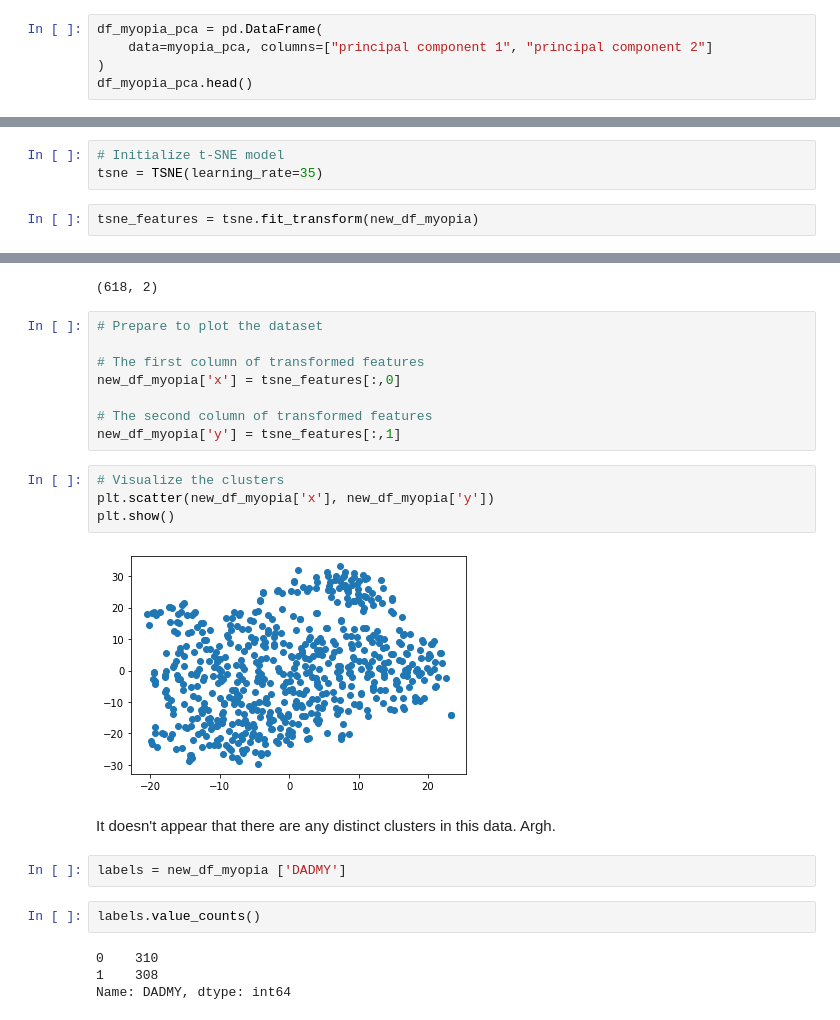
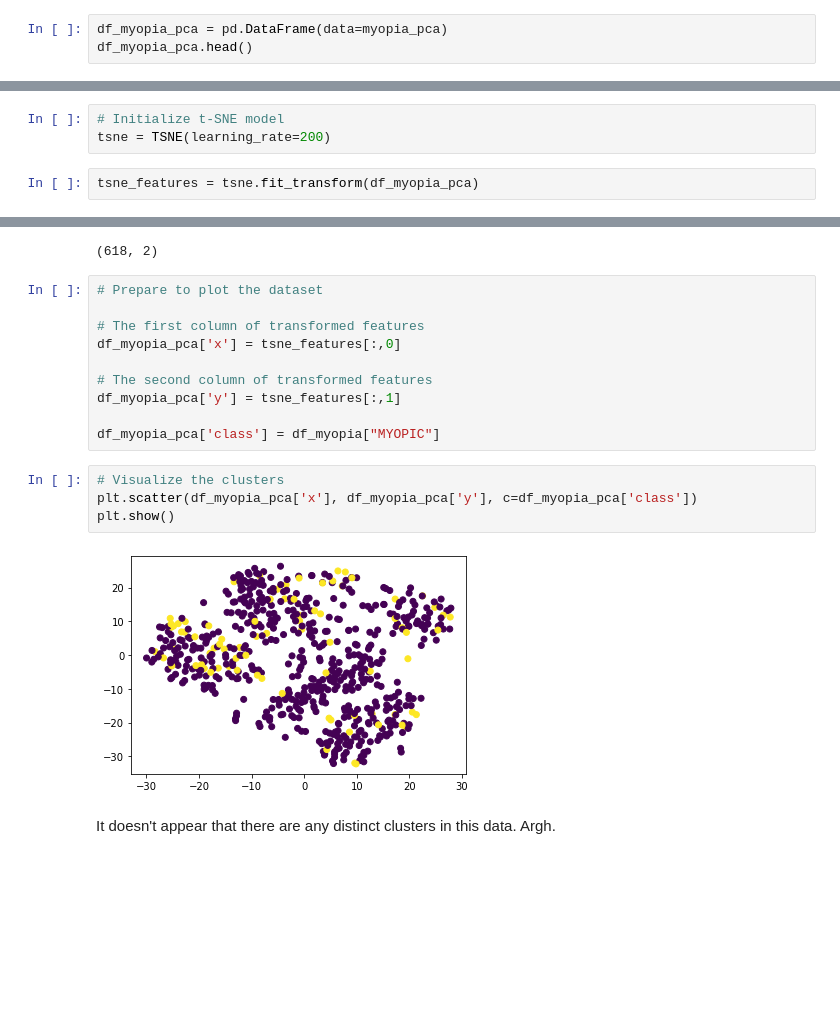
Before and after one commit to AAF78/unsupervised-machine-learning-challenge, a Jupyter notebook: Starter_Code/myopia.ipynb, the cells around one changed output, grey strips where cells are left out. Drawn from its saved outputs; the diff is of its cells as text; blank space fills up the shorter version.

```diff
--- a/Starter_Code/myopia.ipynb
+++ b/Starter_Code/myopia.ipynb
@@ -131,6 +129,4 @@ myopia_pca = pca.fit_transform(new_df_myopia)
 # %%
-df_myopia_pca = pd.DataFrame(
-    data=myopia_pca, columns=["principal component 1", "principal component 2"]
-)
+df_myopia_pca = pd.DataFrame(data=myopia_pca)
 df_myopia_pca.head()
 # %% [output]
@@ -164,9 +147,9 @@ Dammit. This only explains about 48% of the variance. What fresh Hell is this?
 from sklearn.manifold import TSNE
 # %%
 # Initialize t-SNE model
-tsne = TSNE(learning_rate=35)
+tsne = TSNE(learning_rate=200)
 # %%
-tsne_features = tsne.fit_transform(new_df_myopia)
+tsne_features = tsne.fit_transform(df_myopia_pca)
 # %%
 tsne_features.shape
 # %% [output]
@@ -175,23 +158,17 @@ tsne_features.shape
 # Prepare to plot the dataset
 
 # The first column of transformed features
-new_df_myopia['x'] = tsne_features[:,0]
+df_myopia_pca['x'] = tsne_features[:,0]
 
 # The second column of transformed features
-new_df_myopia['y'] = tsne_features[:,1]
+df_myopia_pca['y'] = tsne_features[:,1]
+
+df_myopia_pca['class'] = df_myopia["MYOPIC"]
 # %%
 # Visualize the clusters
-plt.scatter(new_df_myopia['x'], new_df_myopia['y'])
+plt.scatter(df_myopia_pca['x'], df_myopia_pca['y'], c=df_myopia_pca['class'])
 plt.show()
 # %% [output]
-[figure, old version]
+[figure, new version]
 # %% [markdown]
 It doesn't appear that there are any distinct clusters in this data. Argh.
-# %%
-labels = new_df_myopia ['DADMY']
-# %%
-labels.value_counts()
-# %% [output]
-0    310
-1    308
-Name: DADMY, dtype: int64
```
Also changed, not shown: parts of 27 cells of this notebook, 3 other files.
